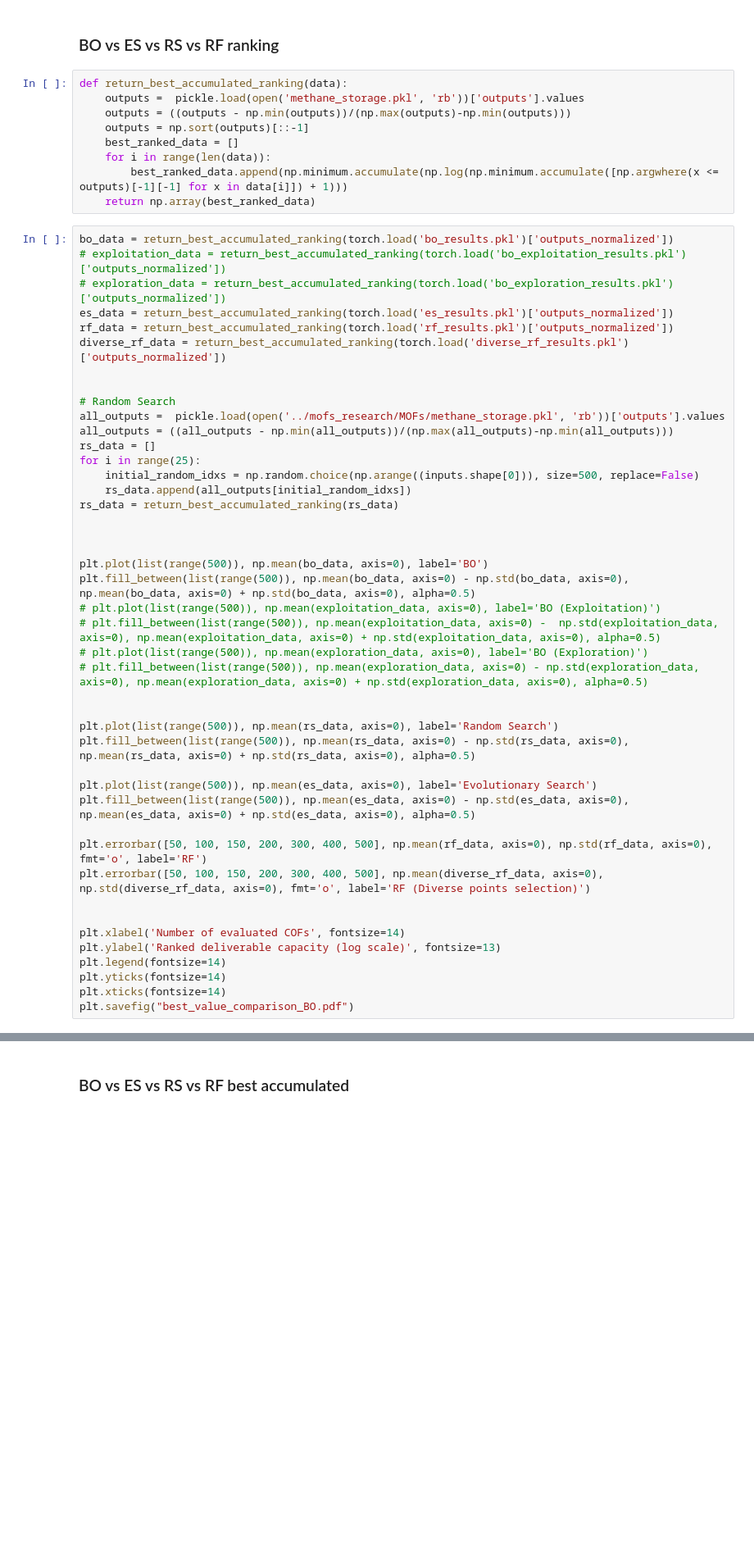
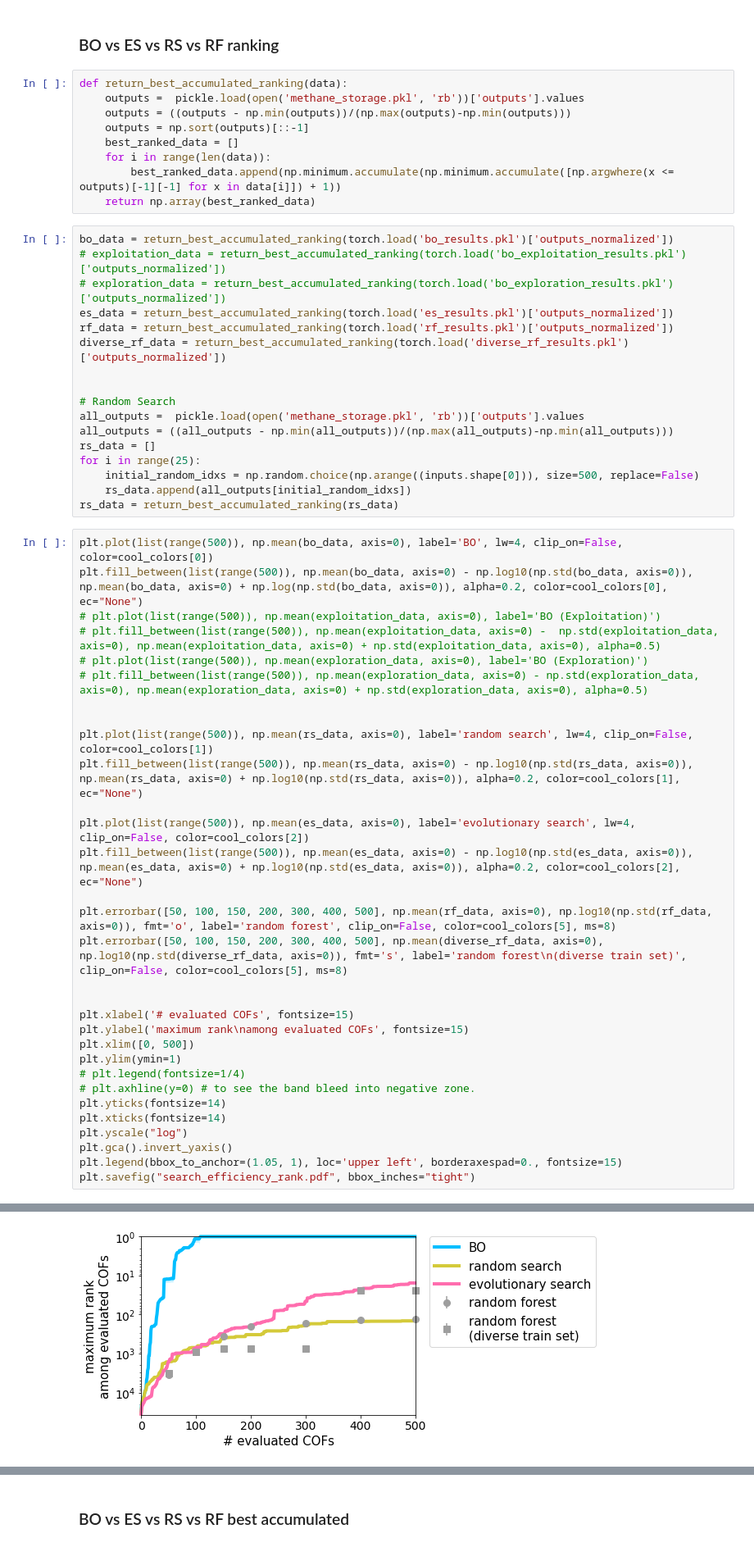
Before and after one commit to aryandeshwal/BO_of_COFs, a Jupyter notebook: COFS_figures.ipynb, the cells around one changed output, grey strips where cells are left out. Shown: that part at 82% size. Cells and saved outputs as stored; diff of their text form; blank space fills up the shorter version.

```diff
--- a/COFS_figures.ipynb
+++ b/COFS_figures.ipynb
@@ -124,50 +128,54 @@ def return_best_accumulated_ranking(data):
     outputs = np.sort(outputs)[::-1]
     best_ranked_data = []
     for i in range(len(data)):
-        best_ranked_data.append(np.minimum.accumulate(np.log(np.minimum.accumulate([np.argwhere(x <= outputs)[-1][-1] for x in data[i]]) + 1)))
+        best_ranked_data.append(np.minimum.accumulate(np.minimum.accumulate([np.argwhere(x <= outputs)[-1][-1] for x in data[i]]) + 1))
     return np.array(best_ranked_data)
+# %%
+bo_data = return_best_accumulated_ranking(torch.load('bo_results.pkl')['outputs_normalized'])
+# exploitation_data = return_best_accumulated_ranking(torch.load('bo_exploitation_results.pkl')['outputs_normalized'])
+# exploration_data = return_best_accumulated_ranking(torch.load('bo_exploration_results.pkl')['outputs_normalized'])
+es_data = return_best_accumulated_ranking(torch.load('es_results.pkl')['outputs_normalized'])
+rf_data = return_best_accumulated_ranking(torch.load('rf_results.pkl')['outputs_normalized'])
+diverse_rf_data = return_best_accumulated_ranking(torch.load('diverse_rf_results.pkl')['outputs_normalized'])
+
+
+# Random Search
+all_outputs =  pickle.load(open('methane_storage.pkl', 'rb'))['outputs'].values
+all_outputs = ((all_outputs - np.min(all_outputs))/(np.max(all_outputs)-np.min(all_outputs)))
+rs_data = []
+for i in range(25):
+    initial_random_idxs = np.random.choice(np.arange((inputs.shape[0])), size=500, replace=False)
+    rs_data.append(all_outputs[initial_random_idxs])
+rs_data = return_best_accumulated_ranking(rs_data)
 # %%
-bo_data = return_best_accumulated_ranking(torch.load('bo_results.pkl')['outputs_normalized'])
-# exploitation_data = return_best_accumulated_ranking(torch.load('bo_exploitation_results.pkl')['outputs_normalized'])
-# exploration_data = return_best_accumulated_ranking(torch.load('bo_exploration_results.pkl')['outputs_normalized'])
-es_data = return_best_accumulated_ranking(torch.load('es_results.pkl')['outputs_normalized'])
-rf_data = return_best_accumulated_ranking(torch.load('rf_results.pkl')['outputs_normalized'])
-diverse_rf_data = return_best_accumulated_ranking(torch.load('diverse_rf_results.pkl')['outputs_normalized'])
-
-
-# Random Search
-all_outputs =  pickle.load(open('../mofs_research/MOFs/methane_storage.pkl', 'rb'))['outputs'].values
-all_outputs = ((all_outputs - np.min(all_outputs))/(np.max(all_outputs)-np.min(all_outputs)))
-rs_data = []
-for i in range(25):
-    initial_random_idxs = np.random.choice(np.arange((inputs.shape[0])), size=500, replace=False)
-    rs_data.append(all_outputs[initial_random_idxs])
-rs_data = return_best_accumulated_ranking(rs_data)
-
-
-
-plt.plot(list(range(500)), np.mean(bo_data, axis=0), label='BO')
-plt.fill_between(list(range(500)), np.mean(bo_data, axis=0) - np.std(bo_data, axis=0), np.mean(bo_data, axis=0) + np.std(bo_data, axis=0), alpha=0.5)
+plt.plot(list(range(500)), np.mean(bo_data, axis=0), label='BO', lw=4, clip_on=False, color=cool_colors[0])
+plt.fill_between(list(range(500)), np.mean(bo_data, axis=0) - np.log10(np.std(bo_data, axis=0)), np.mean(bo_data, axis=0) + np.log(np.std(bo_data, axis=0)), alpha=0.2, color=cool_colors[0], ec="None")
 # plt.plot(list(range(500)), np.mean(exploitation_data, axis=0), label='BO (Exploitation)')
 # plt.fill_between(list(range(500)), np.mean(exploitation_data, axis=0) -  np.std(exploitation_data, axis=0), np.mean(exploitation_data, axis=0) + np.std(exploitation_data, axis=0), alpha=0.5)
 # plt.plot(list(range(500)), np.mean(exploration_data, axis=0), label='BO (Exploration)')
 # plt.fill_between(list(range(500)), np.mean(exploration_data, axis=0) - np.std(exploration_data, axis=0), np.mean(exploration_data, axis=0) + np.std(exploration_data, axis=0), alpha=0.5)
 
 
-plt.plot(list(range(500)), np.mean(rs_data, axis=0), label='Random Search')
-plt.fill_between(list(range(500)), np.mean(rs_data, axis=0) - np.std(rs_data, axis=0), np.mean(rs_data, axis=0) + np.std(rs_data, axis=0), alpha=0.5)
+plt.plot(list(range(500)), np.mean(rs_data, axis=0), label='random search', lw=4, clip_on=False, color=cool_colors[1])
+plt.fill_between(list(range(500)), np.mean(rs_data, axis=0) - np.log10(np.std(rs_data, axis=0)), np.mean(rs_data, axis=0) + np.log10(np.std(rs_data, axis=0)), alpha=0.2, color=cool_colors[1], ec="None")
 
-plt.plot(list(range(500)), np.mean(es_data, axis=0), label='Evolutionary Search')
-plt.fill_between(list(range(500)), np.mean(es_data, axis=0) - np.std(es_data, axis=0), np.mean(es_data, axis=0) + np.std(es_data, axis=0), alpha=0.5)
+plt.plot(list(range(500)), np.mean(es_data, axis=0), label='evolutionary search', lw=4, clip_on=False, color=cool_colors[2])
+plt.fill_between(list(range(500)), np.mean(es_data, axis=0) - np.log10(np.std(es_data, axis=0)), np.mean(es_data, axis=0) + np.log10(np.std(es_data, axis=0)), alpha=0.2, color=cool_colors[2], ec="None")
 
-plt.errorbar([50, 100, 150, 200, 300, 400, 500], np.mean(rf_data, axis=0), np.std(rf_data, axis=0), fmt='o', label='RF')
-plt.errorbar([50, 100, 150, 200, 300, 400, 500], np.mean(diverse_rf_data, axis=0),  np.std(diverse_rf_data, axis=0), fmt='o', label='RF (Diverse points selection)')
+plt.errorbar([50, 100, 150, 200, 300, 400, 500], np.mean(rf_data, axis=0), np.log10(np.std(rf_data, axis=0)), fmt='o', label='random forest', clip_on=False, color=cool_colors[5], ms=8)
+plt.errorbar([50, 100, 150, 200, 300, 400, 500], np.mean(diverse_rf_data, axis=0),  np.log10(np.std(diverse_rf_data, axis=0)), fmt='s', label='random forest\n(diverse train set)', clip_on=False, color=cool_colors[5], ms=8)
 
 
-plt.xlabel('Number of evaluated COFs', fontsize=14)
-plt.ylabel('Ranked deliverable capacity (log scale)', fontsize=13)
-plt.legend(fontsize=14)
+plt.xlabel('# evaluated COFs', fontsize=15)
+plt.ylabel('maximum rank\namong evaluated COFs', fontsize=15)
+plt.xlim([0, 500])
+plt.ylim(ymin=1)
+# plt.legend(fontsize=1/4)
+# plt.axhline(y=0) # to see the band bleed into negative zone.
 plt.yticks(fontsize=14)
 plt.xticks(fontsize=14)
-plt.savefig("best_value_comparison_BO.pdf")
+plt.yscale("log")
+plt.gca().invert_yaxis()
+plt.legend(bbox_to_anchor=(1.05, 1), loc='upper left', borderaxespad=0., fontsize=15)
+plt.savefig("search_efficiency_rank.pdf", bbox_inches="tight")
 # %% [output]
@@ -174,0 +182 @@ FileNotFoundError: [Errno 2] No such file or directory: 'es_results.pkl'
+[figure, added]
```
Also changed, not shown: parts of 8 cells of this notebook, 1 other file.
